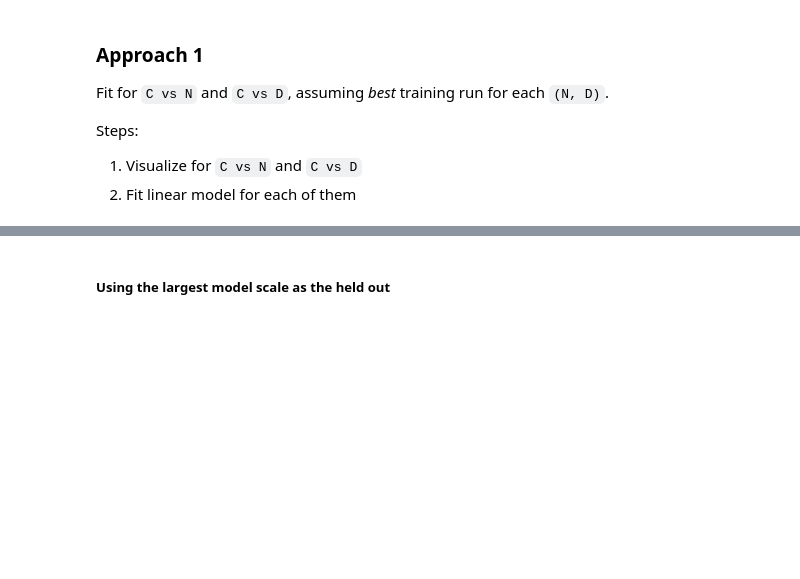
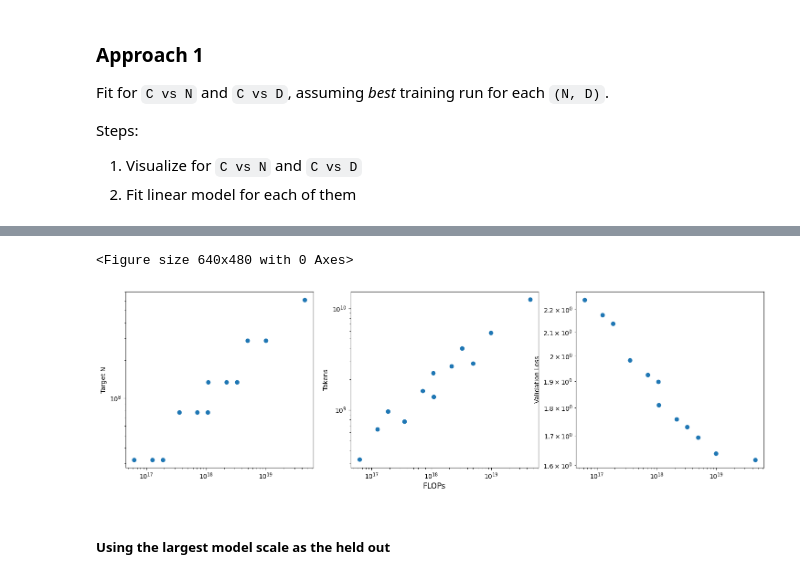
Before and after one commit to Neeratyoy/EffingScaling, a Jupyter notebook: playground/ws_data.ipynb, the cells around one changed output, grey strips where cells are left out. Drawn from its saved outputs; the diff is of its cells as text; code cells hidden in the pictures; blank space fills up the shorter version.

```diff
--- a/playground/ws_data.ipynb
+++ b/playground/ws_data.ipynb
@@ -63,36 +111,39 @@ _pareto_df = get_final_points_from_curve_set(
     unique_col_list,
     x_col=x_col,
     y_col=y_col,
-    get_pareto=True
+    get_pareto=True,
 )
 
-display(_pareto_df)
+display(_pareto_df.head())
 
 plt.clf()
-fig, ax = plt.subplots(1, 2, figsize=(9, 4))
+fig, ax = plt.subplots(1, 3, figsize=(18, 5))
 
-visualize_train_curves(
+plot_line_fit(
     ax[0],
-    _pareto_df,
-    unique_col_list,
-    x_col=x_col,
-    y_col="target_N",
-    plot_all_curves=False,
-    plot_final=True,
-    plot_pareto_final=False,
-    xlog=True,
-    ylog=True,
+    X = _pareto_df[x_col],
+    Y = _pareto_df["target_N"]
 )
+ax[0].set_ylabel("Target N")
 
-visualize_train_curves(
+plot_line_fit(
     ax[1],
-    _pareto_df,
-    unique_col_list,
-    x_col=x_col,
-    y_col="tokens",
-    plot_all_curves=False,
-    plot_final=True,
-    plot_pareto_final=False,
-    xlog=True,
-    ylog=True,
+    X = _pareto_df[x_col],
+    Y = _pareto_df["tokens"],
 )
+ax[1].set_ylabel("Tokens")
+
+plot_line_fit(
+    ax[2],
+    X = _pareto_df[x_col],
+    Y = _pareto_df[y_col],
+)
+ax[2].set_ylabel(y_col)
+
+fig.supxlabel("FLOPs")
+
+for ax in ax.flat:
+    leg = ax.get_legend()
+    if leg:
+        leg.remove()
+# %% [output]
@@ -99,3 +156,5 @@ visualize_train_curves(
+<Figure size 640x480 with 0 Axes>
+[figure, added]
 # %% [markdown]
 ##### Using the largest model scale as the held out
 # %%
```
Also changed, not shown: parts of 19 cells of this notebook, 2 other files.
